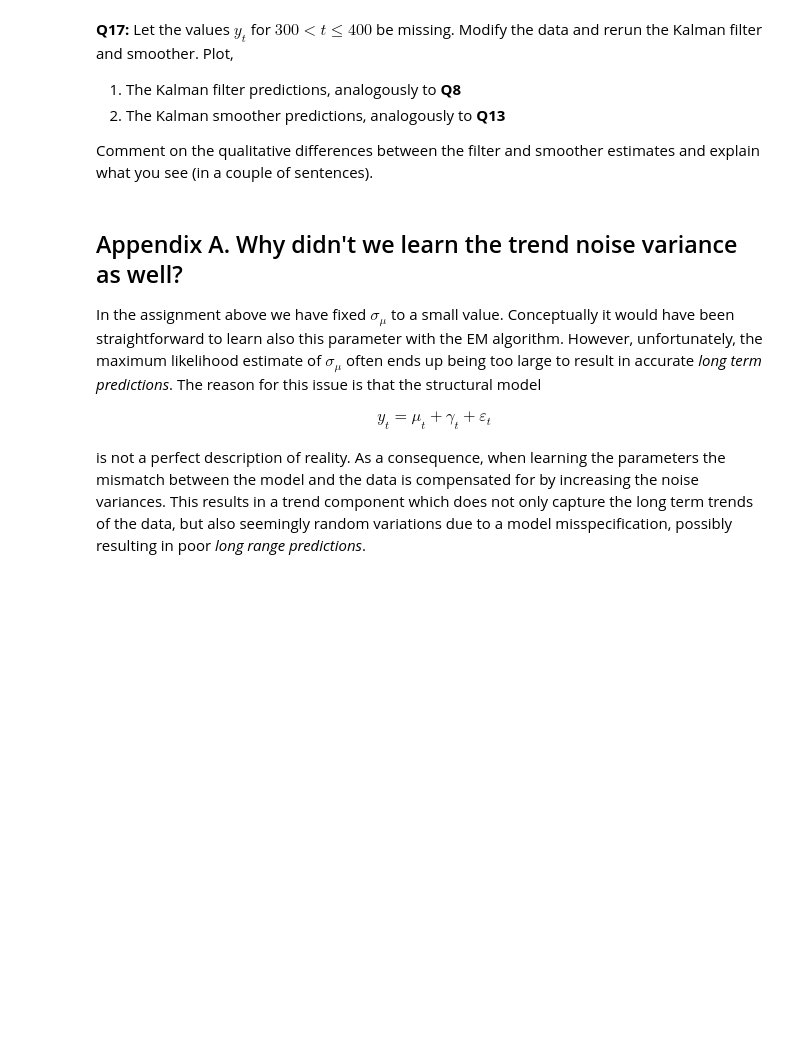
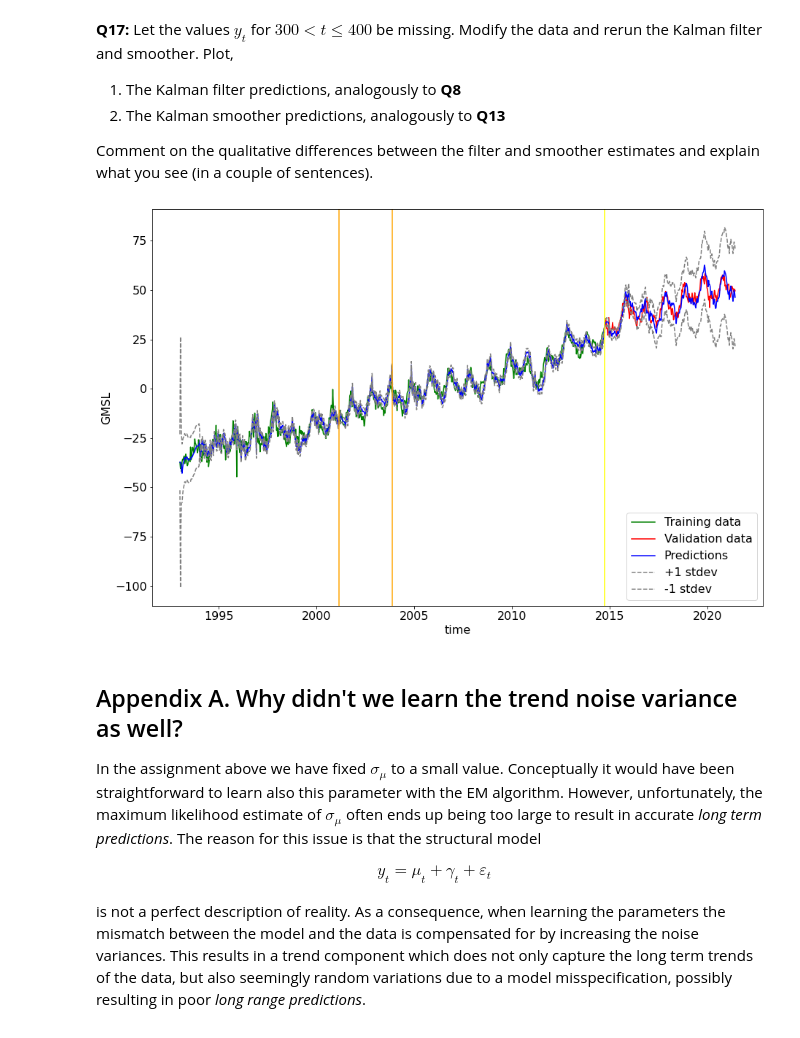
Before and after one commit to nicta839/MSc_Statistics_and_Machine_Learning, a Jupyter notebook: Time Series and Sequence Learning - 732A80/lab2/tssl_lab2.ipynb, the cells around one changed output. Saved outputs shown, nothing was run; the diff lists cells and outputs as text; code cells hidden in the pictures; blank space fills up the shorter version.

Commit message:
2.5 Kalman filter predictions with missing data implemented

```diff
--- a/Time Series and Sequence Learning - 732A80/lab2/tssl_lab2.ipynb
+++ b/Time Series and Sequence Learning - 732A80/lab2/tssl_lab2.ipynb
@@ -355,6 +354,31 @@ We conclude this section by illustrating one of the key merits of the state spac
 2. The Kalman smoother predictions, analogously to **Q13**
 
 Comment on the qualitative differences between the filter and smoother estimates and explain what you see (in a couple of sentences).
+# %%
+# Copying y to y_train, then setting validation data to nan
+y_train_miss = np.copy(y)
+y_train_miss[300:400] = np.nan
+# %%
+kf_miss = kalman_filter(y=y_train_miss, model=model)
+# %%
+plus1std_miss = kf_miss.y_pred + np.sqrt(kf.F_pred)
+minus1std_miss = kf_miss.y_pred - np.sqrt(kf.F_pred)
+# %%
+plt.figure(figsize=(15,10))
+plt.plot(x_train, y[0:n], label='Training data', color="green")
+plt.plot(x_valid, y[n:ndata], label='Validation data', color="red")
+plt.plot(u, kf_miss.y_pred, label="Predictions", color='blue')
+plt.plot(u ,plus1std_miss, label="+1 stdev", linestyle='--', color='grey')
+plt.plot(u ,minus1std_miss, label="-1 stdev", linestyle='--', color='grey')
+plt.axvline(x=u[800], color="yellow")
+plt.axvline(x=u[300], color="orange")
+plt.axvline(x=u[400], color="orange")
+plt.xlabel('time')
+plt.ylabel('GMSL')
+plt.legend(loc='lower right')
+plt.show()
+# %% [output]
+[figure, added]
 # %% [markdown]
 ## Appendix A. Why didn't we learn the trend noise variance as well?
 In the assignment above we have fixed $\sigma_\mu$ to a small value. Conceptually it would have been straightforward to learn also this parameter with the EM algorithm. However, unfortunately, the maximum likelihood estimate of $\sigma_\mu$ often ends up being too large to result in accurate _long term predictions_. The reason for this issue is that the structural model
```
Also changed, not shown: parts of 2 cells of this notebook.
